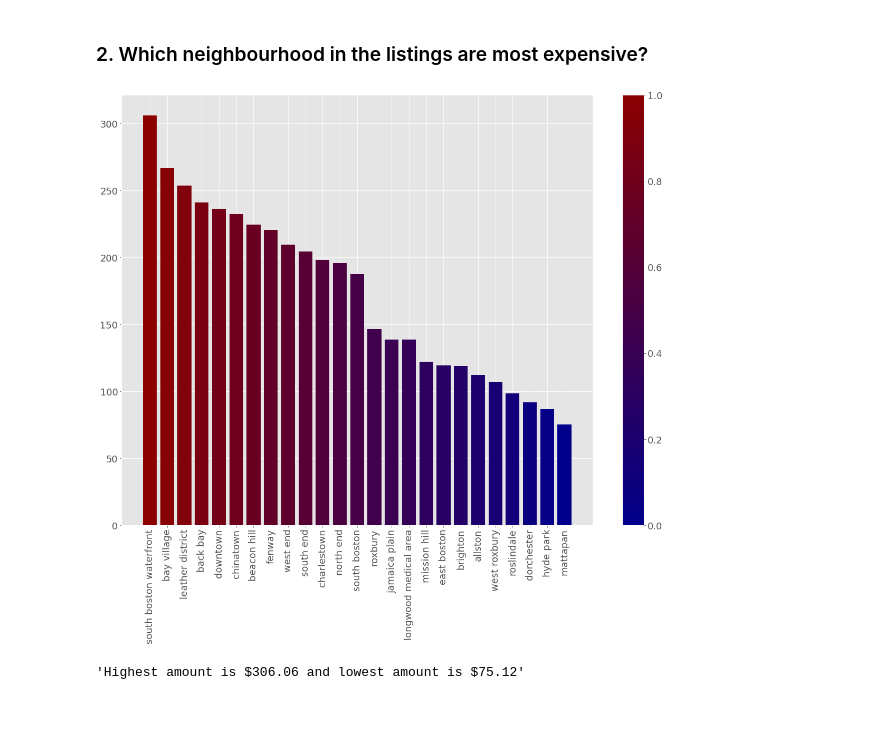
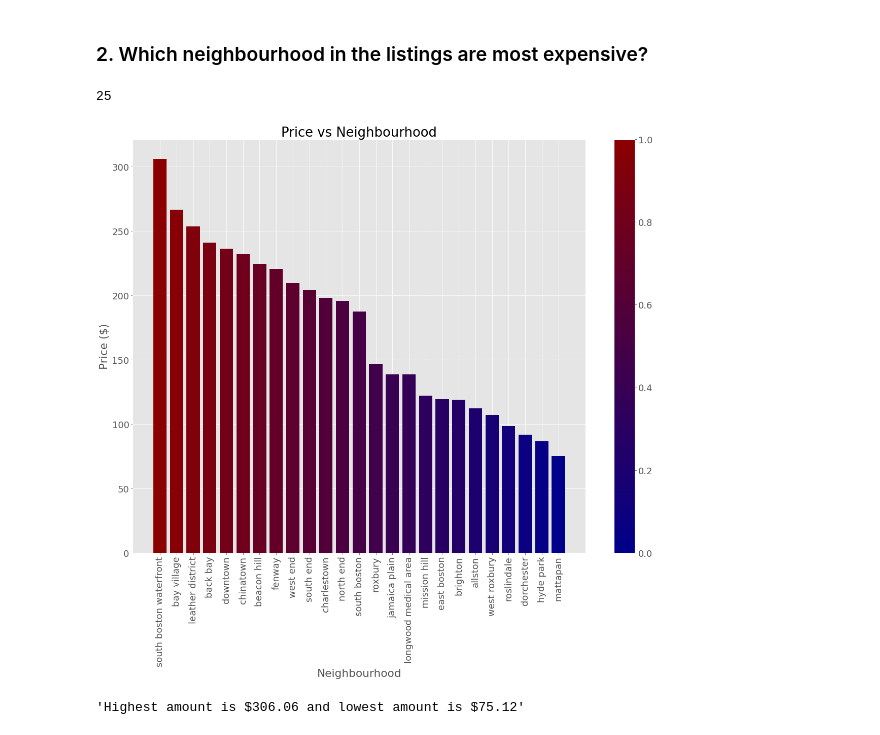
Before and after one commit to MehzHats/Boston-Data-Analysis, a Jupyter notebook: Boston_Airbnb_EDA.ipynb, the cells around one changed output. Saved outputs shown, nothing was run; the diff lists cells and outputs as text; code cells hidden in the pictures.

```diff
--- a/Boston_Airbnb_EDA.ipynb
+++ b/Boston_Airbnb_EDA.ipynb
@@ -1043,6 +1044,10 @@ import matplotlib.pyplot as plt
 import matplotlib as mpl
 from matplotlib.cm import ScalarMappable
 import matplotlib.colors as mcolors
+# %%
+len(exp_neighbourhood)
+# %% [output]
+25
 # %%
 exp_neighbourhood = listings_cleaned.groupby(listings_cleaned['neighbourhood'])['price'].mean().sort_values(ascending = False)
 xvalues = list(exp_neighbourhood.keys())
@@ -1058,14 +1063,17 @@ for value in colorvalues:
 # %%
 fig, ax = plt.subplots(figsize = (20,15))
 
 cmappable = ScalarMappable(norm=plt.Normalize(0,1), cmap=colors)
 plt.colorbar(cmappable)
 plt.xticks(fontsize=18, rotation=90)
 
+ax.set_ylabel("Price ($)")
+ax.set_xlabel("Neighbourhood")
+ax.set_title("Price vs Neighbourhood")
 ax.bar(xvalues, yvalues, color = barcolors)
 plt.show()
 # %% [output]
-[figure, old version]
+[figure, new version]
 # %%
 "Highest amount is ${} and lowest amount is ${}".format(
     np.round(exp_neighbourhood.max(), 2),
```
Also changed, not shown: parts of 3 cells of this notebook.
